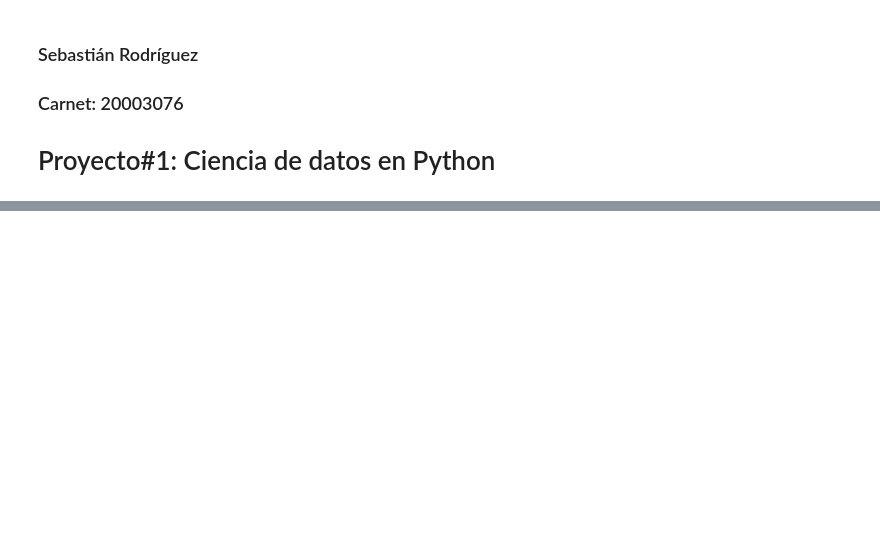
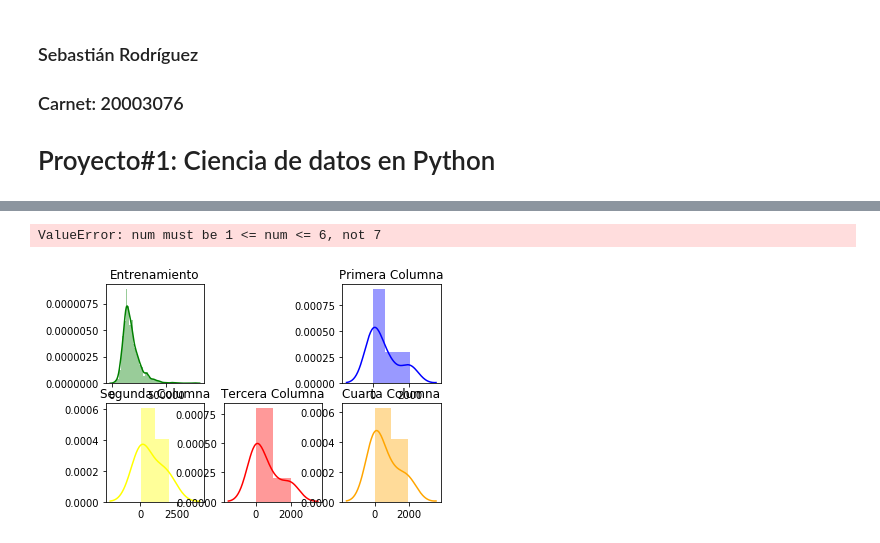
Before and after one commit to JsebastianR92/Proyecto-1, a Jupyter notebook: Proyecto 1.ipynb, the cells around one changed output, grey strips where cells are left out. Saved outputs shown, nothing was run; the diff lists cells and outputs as text; code cells hidden in the pictures; blank space fills up the shorter version.

```diff
--- a/Proyecto 1.ipynb
+++ b/Proyecto 1.ipynb
@@ -91,0 +30,16 @@ AttributeError: 'numpy.ndarray' object has no attribute 'hist'
+# %%
+
+OchentaData_Tr = Total_Data[0:1168,1:]
+OchentaData_Te = Total_Data[0:1168,0]
+
+VeinteData_Tr = Total_Data[0:292,1:]
+VeinteData_Te = Total_Data[0:292,0]
+
+print ("Data 80%: ", OchentaData_Tr.shape, OchentaData_Te.shape)
+print ("Data 20%: ", VeinteData_Tr.shape, VeinteData_Te.shape)
+
+
+#OchentaData_Te.shape
+
+#VeinteData_Tr.shape
+#VeinteData_Te.shape
@@ -91,0 +124,27 @@ AttributeError: 'numpy.ndarray' object has no attribute 'hist'
+# %%
+plt. subplot (2,3,1)
+plt.title ("Entrenamiento")
+sns.distplot(OchentaData_Te, color='green')
+
+plt.subplot(2,3,3)
+sns.distplot(PrimeraCol, color='blue')
+plt.title ("Primera Columna")
+
+plt.subplot(2,3,4)
+sns.distplot(SegundaCol, color='yellow')
+plt.title ("Segunda Columna")
+
+plt.subplot(2,3,5)
+sns.distplot(TerceraCol, color='red')
+plt.title ("Tercera Columna")
+
+plt.subplot(2,3,6)
+sns.distplot(CuartaCol, color='orange')
+plt.title ("Cuarta Columna")
+
+plt.subplot(2,3,7)
+sns.distplot(QuintaCol, color='purple')
+plt.title ("Quinta Columna")
+# %% [output]
+ValueError: num must be 1 <= num <= 6, not 7
+[figure, added]
```
Also changed, not shown: parts of 11 cells of this notebook.
